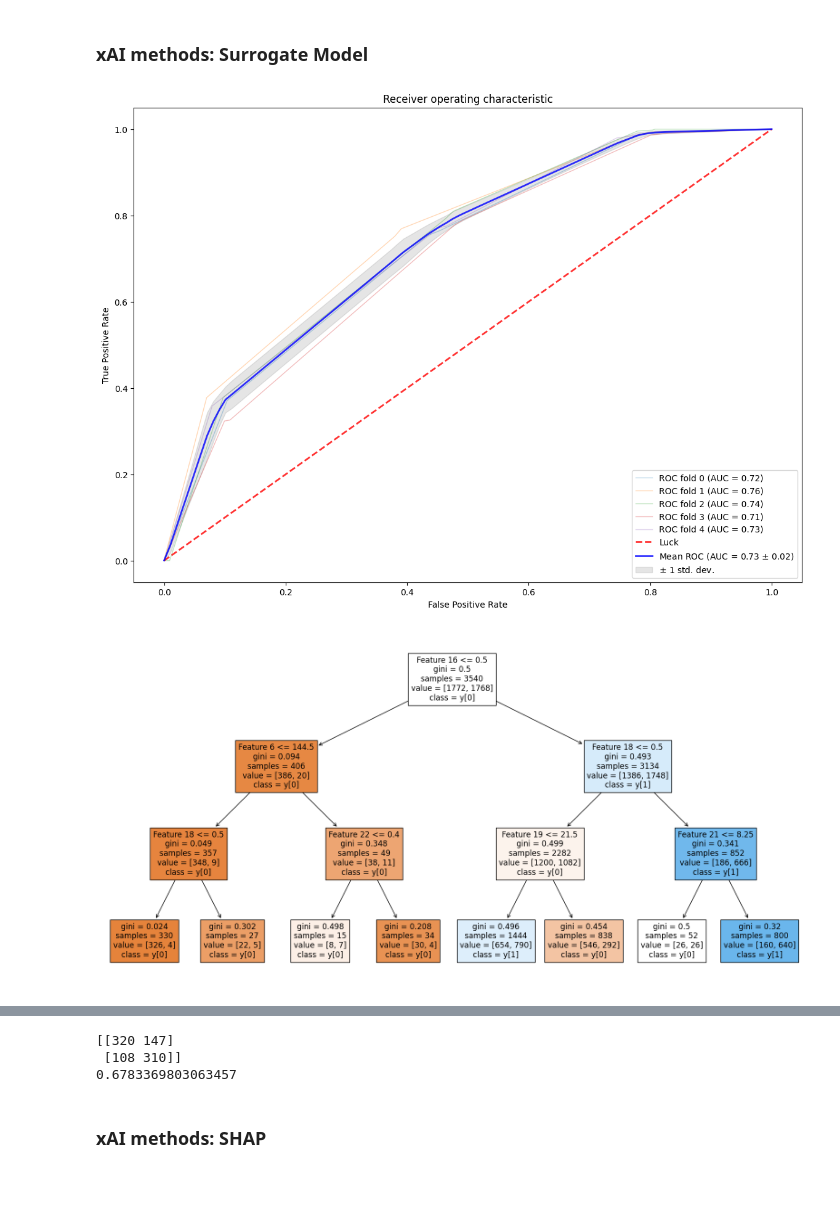
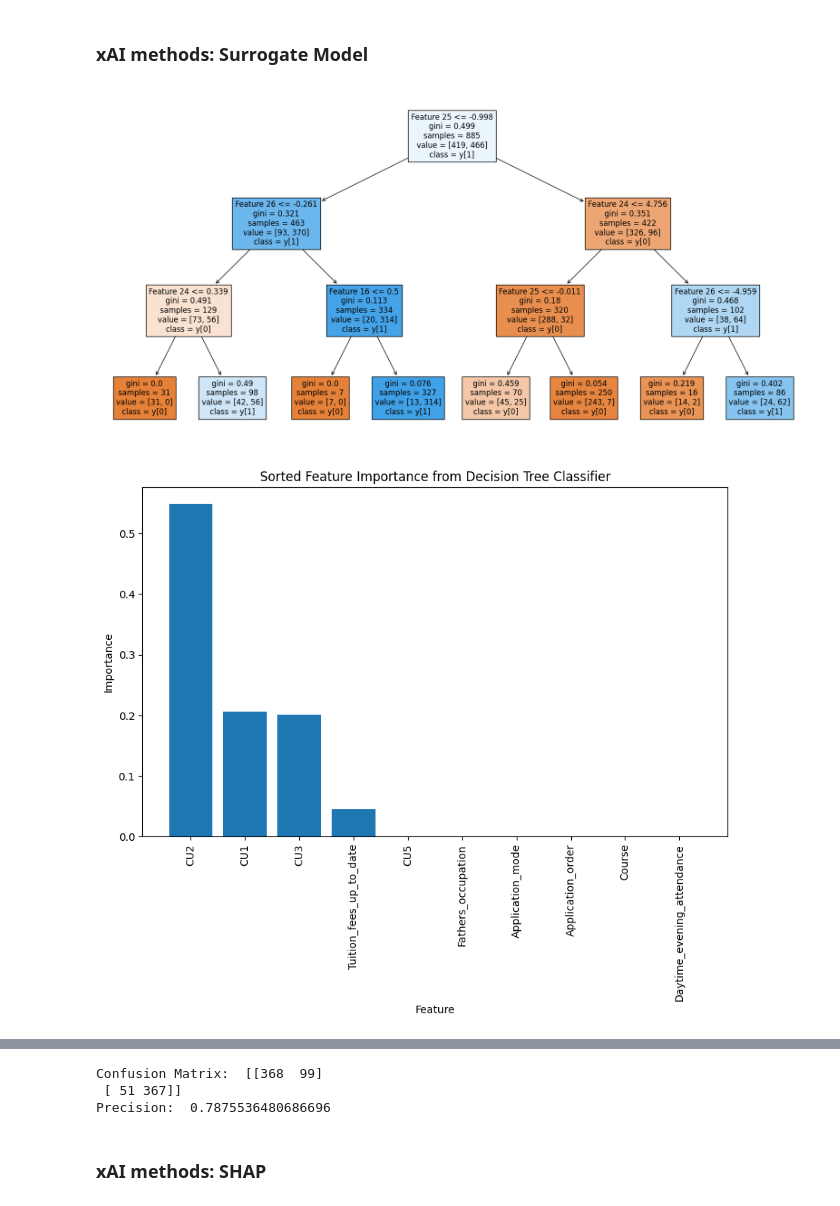
Before and after one commit to nscharrenberg/TAS-XAI, a Jupyter notebook: model_testing.ipynb, the cells around one changed output, grey strips where cells are left out. Saved outputs shown, nothing was run; the diff lists cells and outputs as text; code cells hidden in the pictures.

Commit message:
added confusion matrix

```diff
--- a/model_testing.ipynb
+++ b/model_testing.ipynb
@@ -94,0 +92,16 @@ rf_scores = train_and_show_auc(rf_classifier, features, target)
+# %%
+# Train the model
+rf_classifier = RandomForestClassifier(random_state=RANDOM_SEED)
+rf_classifier.fit(X_train, y_train)
+
+# Generate predictions using the XGBoost model
+rf_predictions= rf_classifier.predict(X_test)
+
+# Confusion Matrix
+cm = confusion_matrix(y_test, rf_predictions)
+precision = cm[1, 1] / (cm[1, 1] + cm[0, 1])
+
+print("Confusion Matrix: ",cm)
+print("Precision: ",precision)
+
+rf_scores = train_and_show_auc(rf_classifier, features, target)
@@ -102,43 +120,40 @@ xgb_scores = train_and_show_auc(xgb_classifier, features, target)
 # %% [markdown]
 ### xAI methods: Surrogate Model
 # %%
-X_train, X_test, y_train, y_test = train_test_split(features, target, test_size=0.2, random_state=42)
-
 # Train the model
 xgb_classifier = xgb.XGBClassifier(random_state=RANDOM_SEED)
 xgb_classifier.fit(X_train, y_train)
 
 # Generate predictions using the XGBoost model
 xgb_predictions = xgb_classifier.predict(X_test)
 
 # Train a Decision Tree as the surrogate model
 surrogate_model = DecisionTreeClassifier(max_depth=3)  # Limiting tree depth for simplicity
 surrogate_model.fit(X_test, xgb_predictions)
-xgb_scores = train_and_show_auc(surrogate_model, features, target)
-
-# Confusion Matrix
-cm = confusion_matrix(y_test, xgb_predictions)
-precision = cm[1, 1] / (cm[1, 1] + cm[0, 1])
+# xgb_scores = train_and_show_auc(surrogate_model, features, target)
 
 # Visualize the Decision Tree
 plt.figure(figsize=(20,10))
 plot_tree(surrogate_model, filled=True, feature_names=[f'Feature {i}' for i in range(features.shape[1])], class_names=True)
 plt.show()
 
 feature_importances = surrogate_model.feature_importances_
 sorted_idx = np.argsort(feature_importances)[::-1]
 
 # Plot the sorted feature importances
 plt.figure(figsize=(10, 6))
 plt.bar(range(len(feature_importances[:10])), feature_importances[sorted_idx[:10]], align='center')
 plt.xticks(range(len(feature_importances[:10])), np.array(X_test.columns)[sorted_idx[:10]], rotation=90)
 plt.xlabel('Feature')
 plt.ylabel('Importance')
 plt.title('Sorted Feature Importance from Decision Tree Classifier')
 plt.show()
 
-print(cm)
-print(precision)
+# Confusion Matrix
+cm = confusion_matrix(y_test, xgb_predictions)
+precision = cm[1, 1] / (cm[1, 1] + cm[0, 1])
+print("Confusion Matrix: ",cm)
+print("Precision: ",precision)
 # %% [output]
-[figure, old version]
+[figure, new version]
-[figure, old version]
+[figure, new version]
@@ -146,6 +160,6 @@ print(precision)
-[[320 147]
- [108 310]]
-0.6783369803063457
+Confusion Matrix:  [[368  99]
+ [ 51 367]]
+Precision:  0.7875536480686696
 # %% [markdown]
 ### xAI methods: SHAP
 # %%
```
Also changed, not shown: parts of 18 cells of this notebook, 2 other files.
